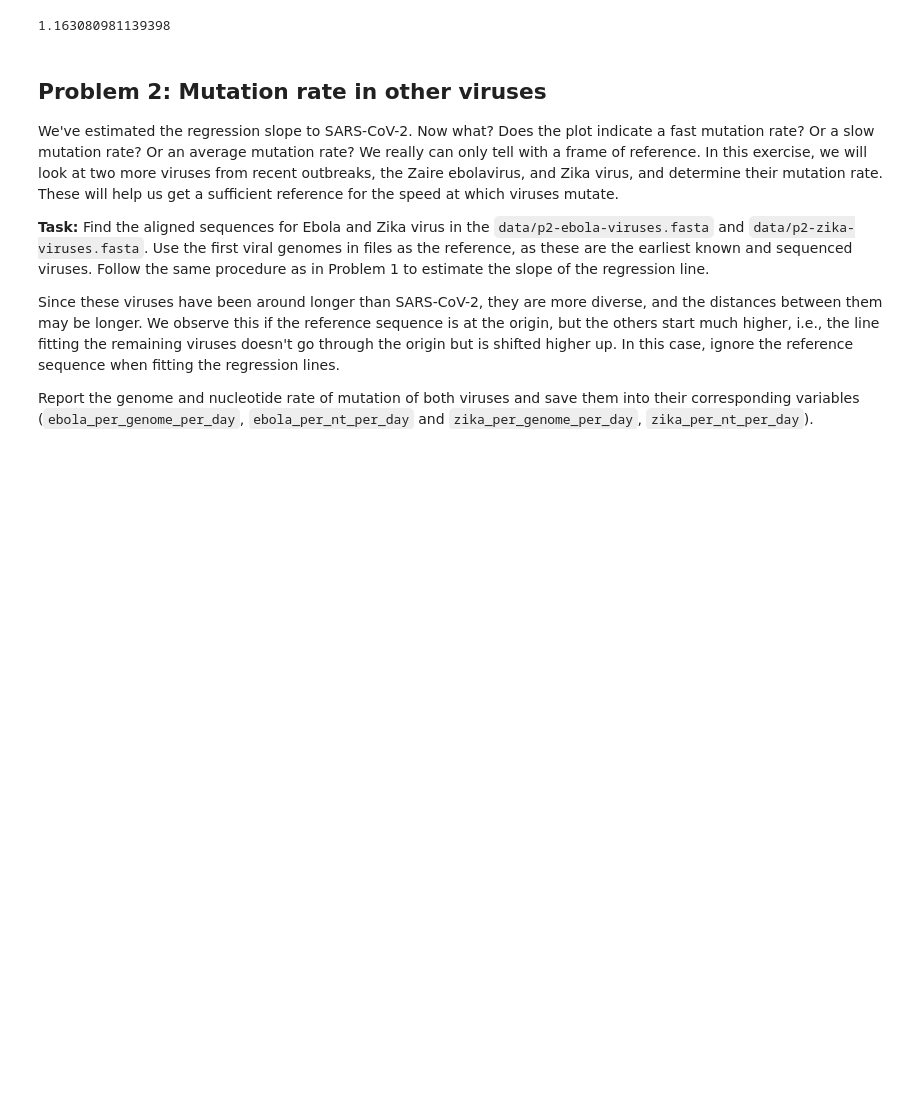
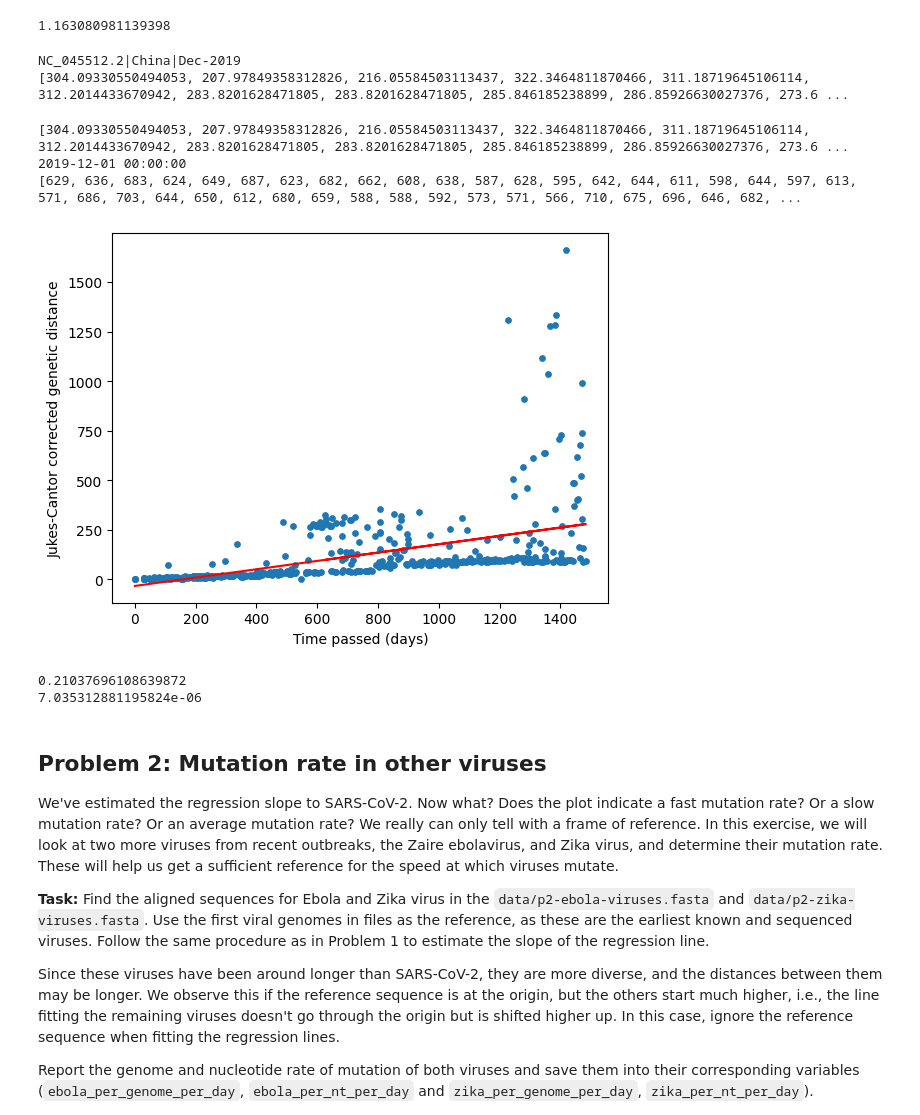
Before and after one commit to aewr-ey/assign_viral_evo, a Jupyter notebook: viral_evo_workbook.ipynb, the cells around one changed output. Cells and saved outputs as stored; diff of their text form; code cells hidden in the pictures; blank space fills up the shorter version.

Commit message:
problem 1, figure and variables saved

```diff
--- a/viral_evo_workbook.ipynb
+++ b/viral_evo_workbook.ipynb
@@ -76,6 +77,79 @@ from helper_functions import jukes_cantor
 jukes_cantor("AGC-AGA", "AGGT-GA")
 # %% [output]
 1.163080981139398
+# %%
+from helper_functions import jukes_cantor
+# jukes cantor for ref samples to all other
+
+variants = list(SeqIO.parse(
+    "data/p1-sars-cov-2-variants.fasta", "fasta"
+))
+
+ref_seq = None
+
+# find ref
+for var in variants:
+   if "NC_045512.2" in var.description:
+      print(var.description)
+      ref_seq = var.seq
+# %% [output]
+NC_045512.2|China|Dec-2019
+[304.09330550494053, 207.97849358312826, 216.05584503113437, 322.3464811870466, 311.18719645106114, 312.2014433670942, 283.8201628471805, 283.8201628471805, 285.846185238899, 286.85926630027376, 273.6 ...
+# %%
+# getting time order + distances together
+dates = []
+distances = []
+
+for var in variants:
+   info = var.description.split("|")
+   date = pd.to_datetime(info[2])
+   dates.append (date)
+
+   # compare to everthing
+   distances.append(jukes_cantor(ref_seq, var.seq))
+
+print((distances))
+earliest = min(dates)
+time_passed = []
+
+for d in dates:
+   passed = d - earliest
+   time_passed.append(passed.days)
+
+print(earliest)
+print (time_passed)
+# %% [output]
+[304.09330550494053, 207.97849358312826, 216.05584503113437, 322.3464811870466, 311.18719645106114, 312.2014433670942, 283.8201628471805, 283.8201628471805, 285.846185238899, 286.85926630027376, 273.6 ...
+2019-12-01 00:00:00
+[629, 636, 683, 624, 649, 687, 623, 682, 662, 608, 638, 587, 628, 595, 642, 644, 611, 598, 644, 597, 613, 571, 686, 703, 644, 650, 612, 680, 659, 588, 588, 592, 573, 571, 566, 710, 675, 696, 646, 682, ...
+# %%
+import matplotlib.pyplot as plt
+
+slope, intercept  = np.polyfit(time_passed, distances, 1)
+x = time_passed
+# plot as x increases
+y = []
+for day in x:
+	y.append(slope*day + intercept)
+
+plt.scatter(time_passed, distances, s=15)
+plt.xlabel("Time passed (days)")
+plt.ylabel("Jukes-Cantor corrected genetic distance")
+
+plt.plot(x, y, label="Linear regression", color="red")
+
+plt.savefig('problem1.svg')
+# %% [output]
+[figure, added]
+# %%
+sars_cov_2_per_genome_per_day = slope
+sars_cov_2_per_nt_per_day = sars_cov_2_per_genome_per_day / len(ref_seq)
+
+print (sars_cov_2_per_genome_per_day)
+print (sars_cov_2_per_nt_per_day)
+# %% [output]
+0.21037696108639872
+7.035312881195824e-06
 # %% [markdown]
 ## Problem 2: Mutation rate in other viruses
 
```
Also changed, not shown: parts of 1 cell of this notebook, 2 other files.
